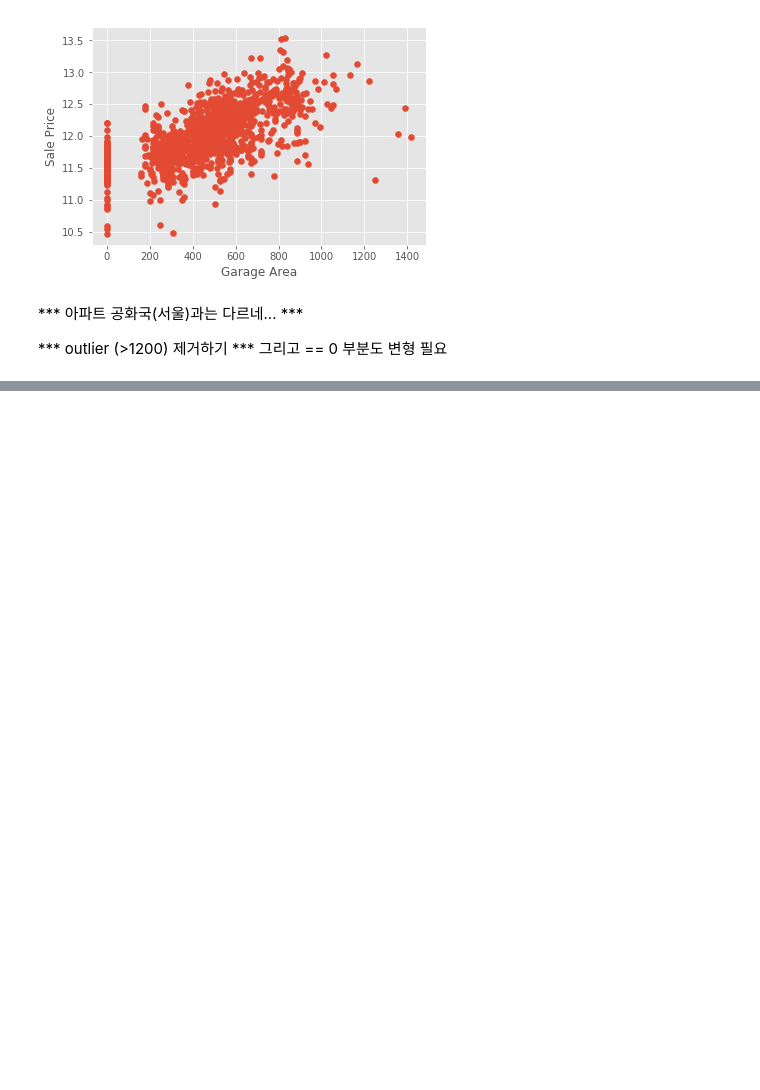
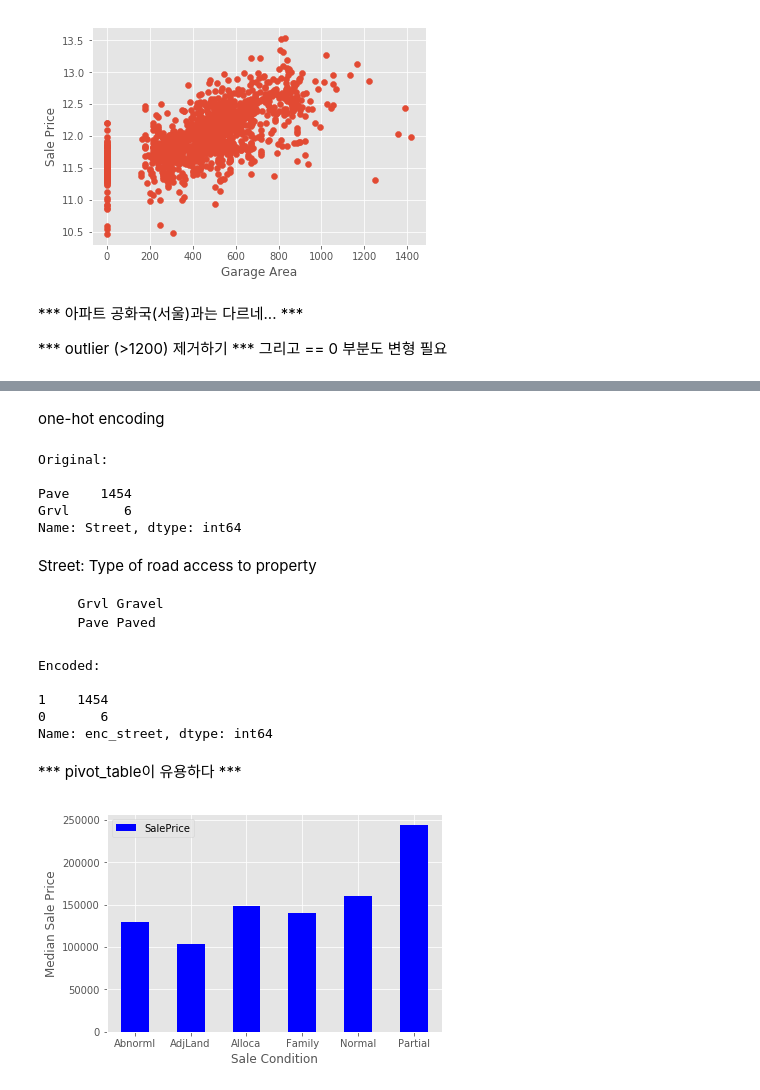
Before and after one commit to yudong80/dastudy, a Jupyter notebook: datalabs/02.house_price/datalab-02.ipynb, the cells around one changed output, grey strips where cells are left out. Saved outputs shown, nothing was run; the diff lists cells and outputs as text; code cells hidden in the pictures; blank space fills up the shorter version.

```diff
--- a/datalabs/02.house_price/datalab-02.ipynb
+++ b/datalabs/02.house_price/datalab-02.ipynb
@@ -209,0 +270,40 @@ train = train[train['GarageArea'] < 1200]
+# %% [markdown]
+one-hot encoding
+# %%
+print ("Original: \n")
+print (train.Street.value_counts(), "\n")
+# %% [output]
+Original:
+
+Pave    1454
+Grvl       6
+Name: Street, dtype: int64
+# %% [markdown]
+Street: Type of road access to property
+
+       Grvl	Gravel
+       Pave	Paved
+# %%
+train['enc_street'] = pd.get_dummies(train.Street, drop_first=True)
+test['enc_street'] = pd.get_dummies(train.Street, drop_first=True)
+# %%
+print ('Encoded: \n')
+print (train.enc_street.value_counts())
+# %% [output]
+Encoded:
+
+1    1454
+0       6
+Name: enc_street, dtype: int64
+# %% [markdown]
+*** pivot_table이 유용하다 ***
+# %%
+condition_pivot = train.pivot_table(index='SaleCondition',
+                                    values='SalePrice', aggfunc=np.median)
+condition_pivot.plot(kind='bar', color='blue')
+plt.xlabel('Sale Condition')
+plt.ylabel('Median Sale Price')
+plt.xticks(rotation=0)
+plt.show()
+# %% [output]
+[figure, added]
```
Also changed, not shown: parts of 31 cells of this notebook, 1 other file.
